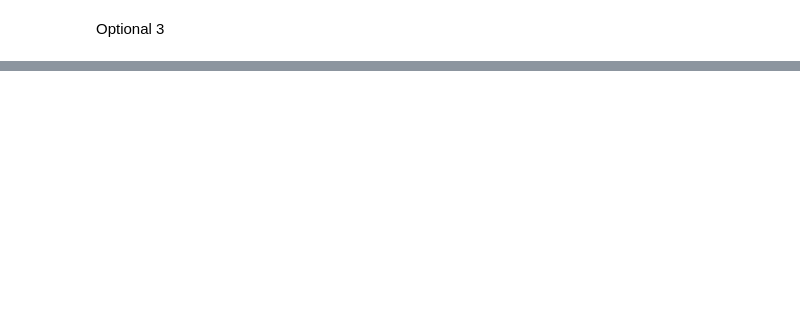
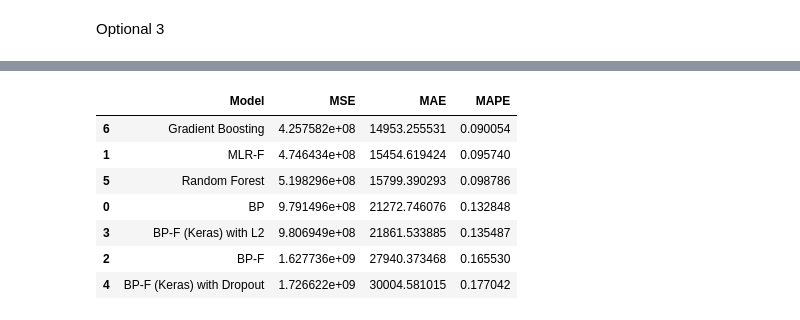
Before and after one commit to macarronesc/NEC_Practica1, a Jupyter notebook: app.ipynb, the cells around one changed output, grey strips where cells are left out. Drawn from its saved outputs; the diff is of its cells as text; code cells hidden in the pictures; blank space fills up the shorter version.

```diff
--- a/app.ipynb
+++ b/app.ipynb
@@ -326,2 +327,12 @@ CV finished. Mean MSE: 0.0191 (+/- 0.0046)
 # %% [markdown]
 Optional 3
+# %%
+rf = RandomForestRegressor(n_estimators=300, random_state=42, n_jobs=-1, max_features=0.5, min_samples_leaf=1)
+rf.fit(X_train_scaled, y_train)
+y_pred_rf = rf.predict(X_test_scaled)
+eval_rf = evaluate_model(y_test, y_pred_rf, "Random Forest")
+
+gbr = GradientBoostingRegressor(n_estimators=300, learning_rate=0.05, random_state=42, max_depth=4)
+gbr.fit(X_train_scaled, y_train)
+y_pred_gbr = gbr.predict(X_test_scaled)
+eval_gbr = evaluate_model(y_test, y_pred_gbr, "Gradient Boosting")
@@ -327,0 +348,12 @@ Optional 3
+# %%
+leaderboard = pd.DataFrame([eval_bp, eval_mlr, eval_bp_f, eval_l2, eval_dropout, eval_rf, eval_gbr])
+leaderboard.sort_values(by='MAE')
+# %% [output]
+|  | Model | MSE | MAE | MAPE |
+| 6 | Gradient Boosting | 4.257582e+08 | 14953.255531 | 0.090054 |
+| 1 | MLR-F | 4.746434e+08 | 15454.619424 | 0.095740 |
+| 5 | Random Forest | 5.198296e+08 | 15799.390293 | 0.098786 |
+| 0 | BP | 9.791496e+08 | 21272.746076 | 0.132848 |
+| 3 | BP-F (Keras) with L2 | 9.806949e+08 | 21861.533885 | 0.135487 |
+| 2 | BP-F | 1.627736e+09 | 27940.373468 | 0.165530 |
+| 4 | BP-F (Keras) with Dropout | 1.726622e+09 | 30004.581015 | 0.177042 |
```
Also changed, not shown: parts of 8 cells of this notebook.
